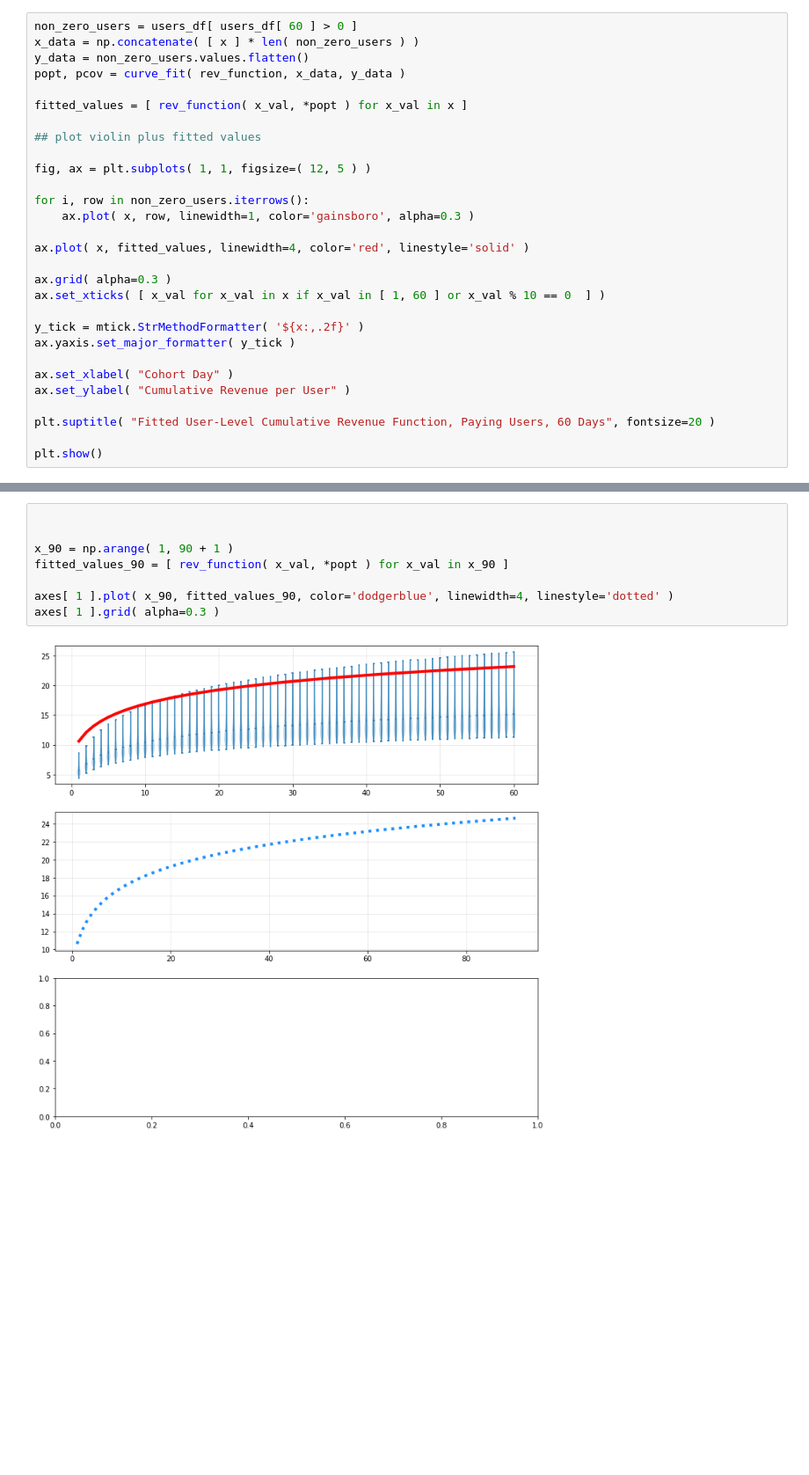
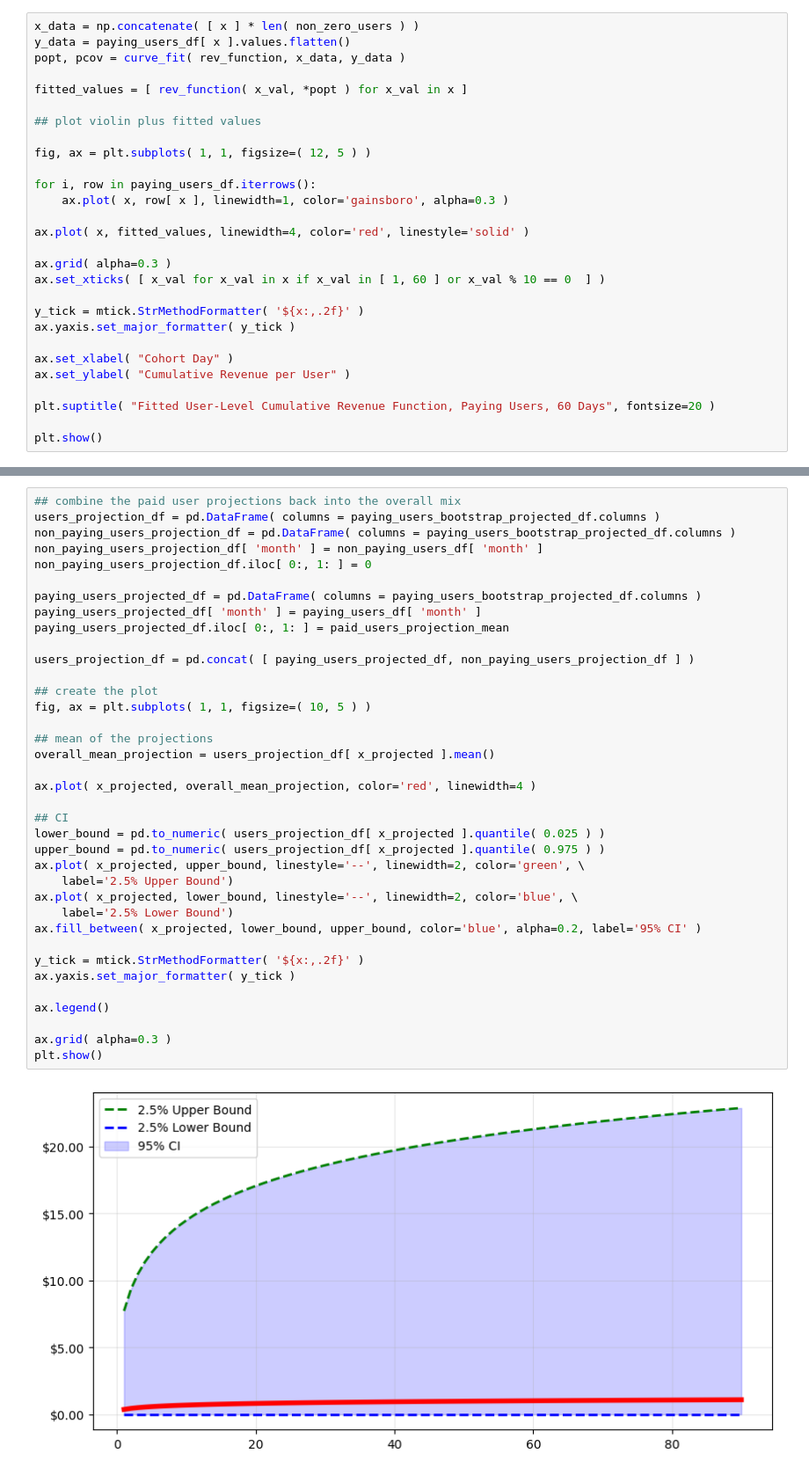
Before and after one commit to ESeufert/MDM_POSTS, a Jupyter notebook: POSTS/bootstrap_ltv/notebook.ipynb, the cells around one changed output, grey strips where cells are left out. Shown: that part at 88% size. Saved outputs shown, nothing was run; the diff lists cells and outputs as text; blank space fills up the shorter version.

```diff
--- a/POSTS/bootstrap_ltv/notebook.ipynb
+++ b/POSTS/bootstrap_ltv/notebook.ipynb
@@ -138,7 +153,6 @@ plt.show()
 # %%
-non_zero_users = users_df[ users_df[ 60 ] > 0 ]
 x_data = np.concatenate( [ x ] * len( non_zero_users ) )
-y_data = non_zero_users.values.flatten()
+y_data = paying_users_df[ x ].values.flatten()
 popt, pcov = curve_fit( rev_function, x_data, y_data )
 
 fitted_values = [ rev_function( x_val, *popt ) for x_val in x ]
@@ -147,8 +161,8 @@ fitted_values = [ rev_function( x_val, *popt ) for x_val in x ]
 
 fig, ax = plt.subplots( 1, 1, figsize=( 12, 5 ) )
 
-for i, row in non_zero_users.iterrows():
-    ax.plot( x, row, linewidth=1, color='gainsboro', alpha=0.3 )
+for i, row in paying_users_df.iterrows():
+    ax.plot( x, row[ x ], linewidth=1, color='gainsboro', alpha=0.3 )
 
 ax.plot( x, fitted_values, linewidth=4, color='red', linestyle='solid' )
 
@@ -219,10 +231,39 @@ plt.show()
 # %%
+## combine the paid user projections back into the overall mix
+users_projection_df = pd.DataFrame( columns = paying_users_bootstrap_projected_df.columns )
+non_paying_users_projection_df = pd.DataFrame( columns = paying_users_bootstrap_projected_df.columns )
+non_paying_users_projection_df[ 'month' ] = non_paying_users_df[ 'month' ]
+non_paying_users_projection_df.iloc[ 0:, 1: ] = 0
 
+paying_users_projected_df = pd.DataFrame( columns = paying_users_bootstrap_projected_df.columns )
+paying_users_projected_df[ 'month' ] = paying_users_df[ 'month' ]
+paying_users_projected_df.iloc[ 0:, 1: ] = paid_users_projection_mean
 
-x_90 = np.arange( 1, 90 + 1 )
-fitted_values_90 = [ rev_function( x_val, *popt ) for x_val in x_90 ]
+users_projection_df = pd.concat( [ paying_users_projected_df, non_paying_users_projection_df ] )
 
-axes[ 1 ].plot( x_90, fitted_values_90, color='dodgerblue', linewidth=4, linestyle='dotted' )
-axes[ 1 ].grid( alpha=0.3 )
+## create the plot
+fig, ax = plt.subplots( 1, 1, figsize=( 10, 5 ) )
+
+## mean of the projections
+overall_mean_projection = users_projection_df[ x_projected ].mean()
+
+ax.plot( x_projected, overall_mean_projection, color='red', linewidth=4 )
+
+## CI
+lower_bound = pd.to_numeric( users_projection_df[ x_projected ].quantile( 0.025 ) )
+upper_bound = pd.to_numeric( users_projection_df[ x_projected ].quantile( 0.975 ) )
+ax.plot( x_projected, upper_bound, linestyle='--', linewidth=2, color='green', \
+    label='2.5% Upper Bound')
+ax.plot( x_projected, lower_bound, linestyle='--', linewidth=2, color='blue', \
+    label='2.5% Lower Bound')
+ax.fill_between( x_projected, lower_bound, upper_bound, color='blue', alpha=0.2, label='95% CI' )
+
+y_tick = mtick.StrMethodFormatter( '${x:,.2f}' )
+ax.yaxis.set_major_formatter( y_tick )
+
+ax.legend()
+
+ax.grid( alpha=0.3 )
+plt.show()
 # %% [output]
-[figure, old version]
+[figure, new version]
```
Also changed, not shown: parts of 10 cells of this notebook.
